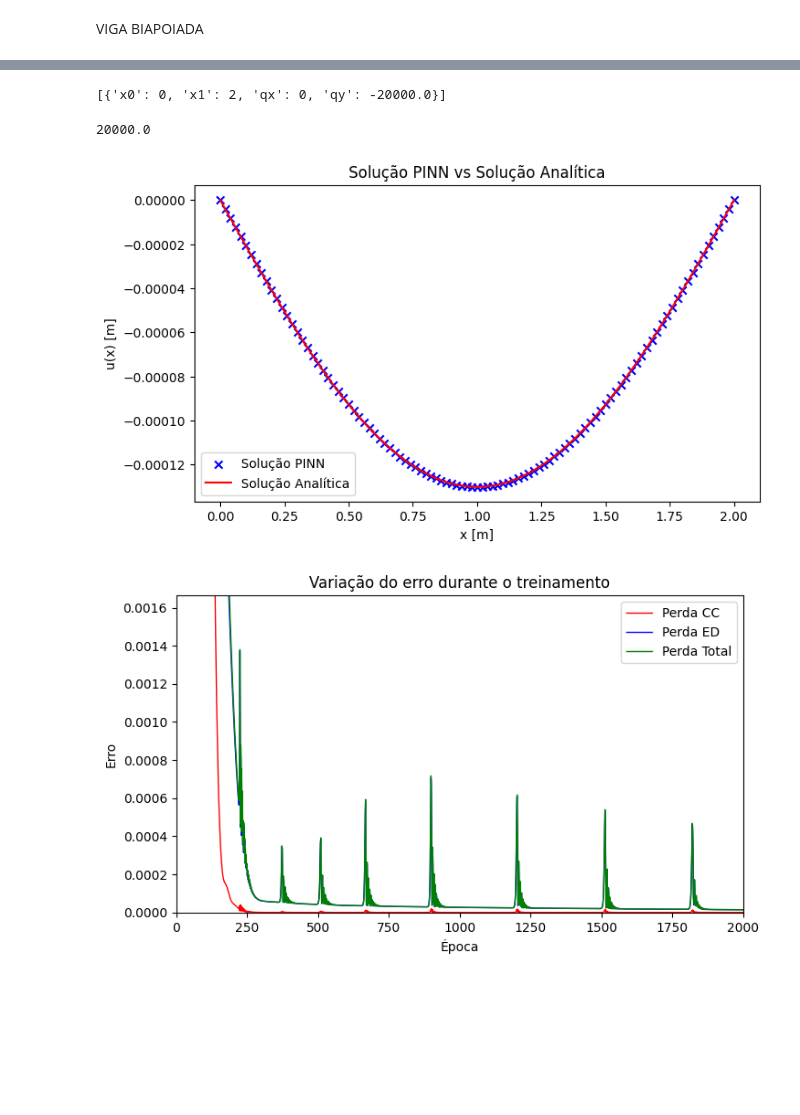
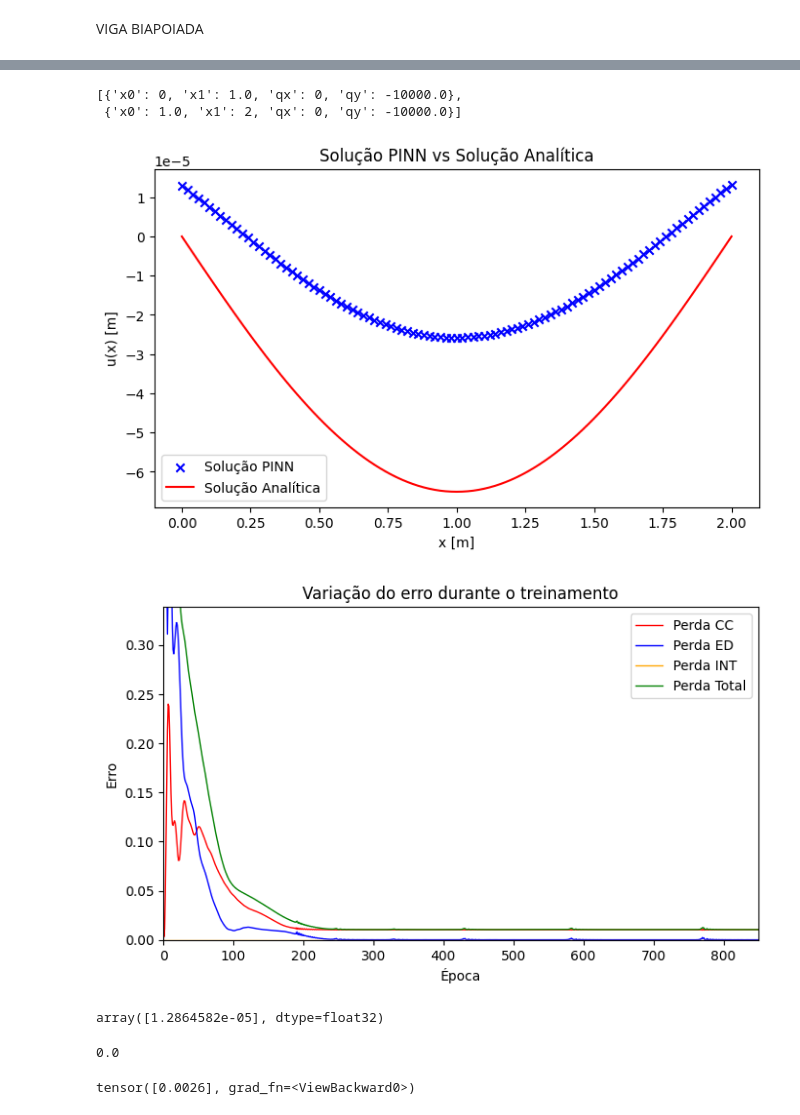
Before and after one commit to taciov/PINNViga, a Jupyter notebook: execute_PINNViga.ipynb, the cells around one changed output, grey strips where cells are left out. Drawn from its saved outputs; the diff is of its cells as text; code cells hidden in the pictures; blank space fills up the shorter version.

Commit message:
commit 2025 09 23
Implementação de múltiplos apoios e critério de parada por deslocamento pequeno nos apoios

```diff
--- a/execute_PINNViga.ipynb
+++ b/execute_PINNViga.ipynb
@@ -26,17 +26,21 @@ L = 2
 ## CRIANDO OS APOIOS
 
 apoio_esq = Apoio.Apoio([1, 1, 0], [0, 0])
+apoio_meio = Apoio.Apoio([1, 1, 0], [L / 2, 0])
 apoio_dir = Apoio.Apoio([0, 1, 0], [L, 0])
+
+lista_apoios = [apoio_esq]
+# lista_apoios = [apoio_esq, apoio_dir]
+lista_apoios = [apoio_esq, apoio_meio, apoio_dir]
 
 ## CRIANDO CARGAS
 
-p = -10e3
-q = p / (0.1 * L)
 
-# q1 = Carga.CargaDistribuida([0, q], [0.45 * L, 0], [0.55 * L, 0])
-# q2 = Carga.CargaDistribuida([0, -10e3], [L / 2, 0], [L, 0])
-q3 = Carga.CargaDistribuida([0, -20e3], [0, 0], [L, 0])
-# q3 = Carga.CargaDistribuida([0, -20e3], [0.4 * L, 0], [0.6 * L, 0])
+q = -10e3
 
-cargas = [q3]
+# q3 = Carga.CargaDistribuida([0, q], [0.45 * L, 0], [0.55 * L, 0])
+
+q2 = Carga.CargaDistribuida([0, q], [0, 0], [L, 0])
+
+cargas = [q2]
 # cargas = [q1, q2, q3]
@@ -105,5 +48,5 @@ print(max_qy)
 ## LOOP DE TREINAMENTO
 
 biapoiada = PINNViga.PINNViga()
-biapoiada.run_model(apoio_esq, apoio_dir, cargas, EI, L, num_epochs=2000, pde_weight=1, bc_weight=1, tol = 1e-10)
+biapoiada.run_model(lista_apoios, cargas, EI, num_epochs=850, pde_weight=1, bc_weight=1, tol = 1e-10, tol_apoio=1e-6)
 # %% [output]
@@ -122,49 +65,59 @@ Melhor estado restaurado da época 1898 com perda 1.521098e-05
-# %%
-biapoiada.trechos_cargas
-# %% [output]
-[{'x0': 0, 'x1': 2, 'qx': 0, 'qy': -20000.0}]
-# %%
-max_qy = max([abs(carga['qy']) for carga in biapoiada.trechos_cargas])
-max_qy
-# %% [output]
-20000.0
+# %%
+biapoiada.trechos_cargas
+# %% [output]
+[{'x0': 0, 'x1': 1.0, 'qx': 0, 'qy': -10000.0},
+ {'x0': 1.0, 'x1': 2, 'qx': 0, 'qy': -10000.0}]
 # %%
 def y_calc(x_val):
     return (q * x_val / (24 * EI)) * (L**3 - 2 * L * x_val**2 + x_val**3)
 
-q = -20e3
+# q = -20e3
 # def y_calc(x_val):
 #     y_val = []
 #     for x in x_val:
 #         if x <= (L / 2):
 #             x_ = x
 #         else:
 #             x_ = max(x_val) - x
 #         #     y =  (fy * x / (48 * EI)) * (4 * (x ** 2) - 3 * L ** 2)
 #         # else:
 #         #     y =  (fy * x / (48 * EI)) * (- 4 * (x ** 2) + 12 * L * x ** 2 - 9 * (L ** 2) * x + L ** 3)
 
 #         y =  - (p / (48 * EI)) * (4 * (x_ ** 3) - 3 * (L ** 2) * x_)
 
 #         y_val.append(y)
 
 #     return y_val
 
 plt.figure(figsize=(8, 4.5))
 plt.scatter(biapoiada.x_plot, biapoiada.u_plot, label='Solução PINN', marker='x', color='blue')
 plt.plot(biapoiada.x_plot, y_calc(biapoiada.x_plot), label='Solução Analítica', color='red')
 plt.title("Solução PINN vs Solução Analítica")
 plt.xlabel("x [m]")
 plt.ylabel("u(x) [m]")
 plt.legend()
 plt.grid(False)
 plt.savefig('deflexao_biapoiada.png', dpi=300)
 plt.show()
 
-biapoiada.plot_errors(1000, "erros_biapoiada.png")
+biapoiada.plot_errors(10, "erros_biapoiada.png")
 # %% [output]
-[figure, old version]
+[figure, new version]
-[figure, old version]
+[figure, new version]
+# %%
+biapoiada.u_plot[0]
+# %% [output]
+array([1.2864582e-05], dtype=float32)
+# %%
+float(biapoiada.x_plot[0])
+# %% [output]
+0.0
+# %%
+import torch
+
+biapoiada.model(torch.Tensor([0.0]))
+# %% [output]
+tensor([0.0026], grad_fn=<ViewBackward0>)
 # %%
 # from matplotlib.animation import FuncAnimation, PillowWriter
 
```
Also changed, not shown: parts of 6 cells of this notebook, 1 other file.
